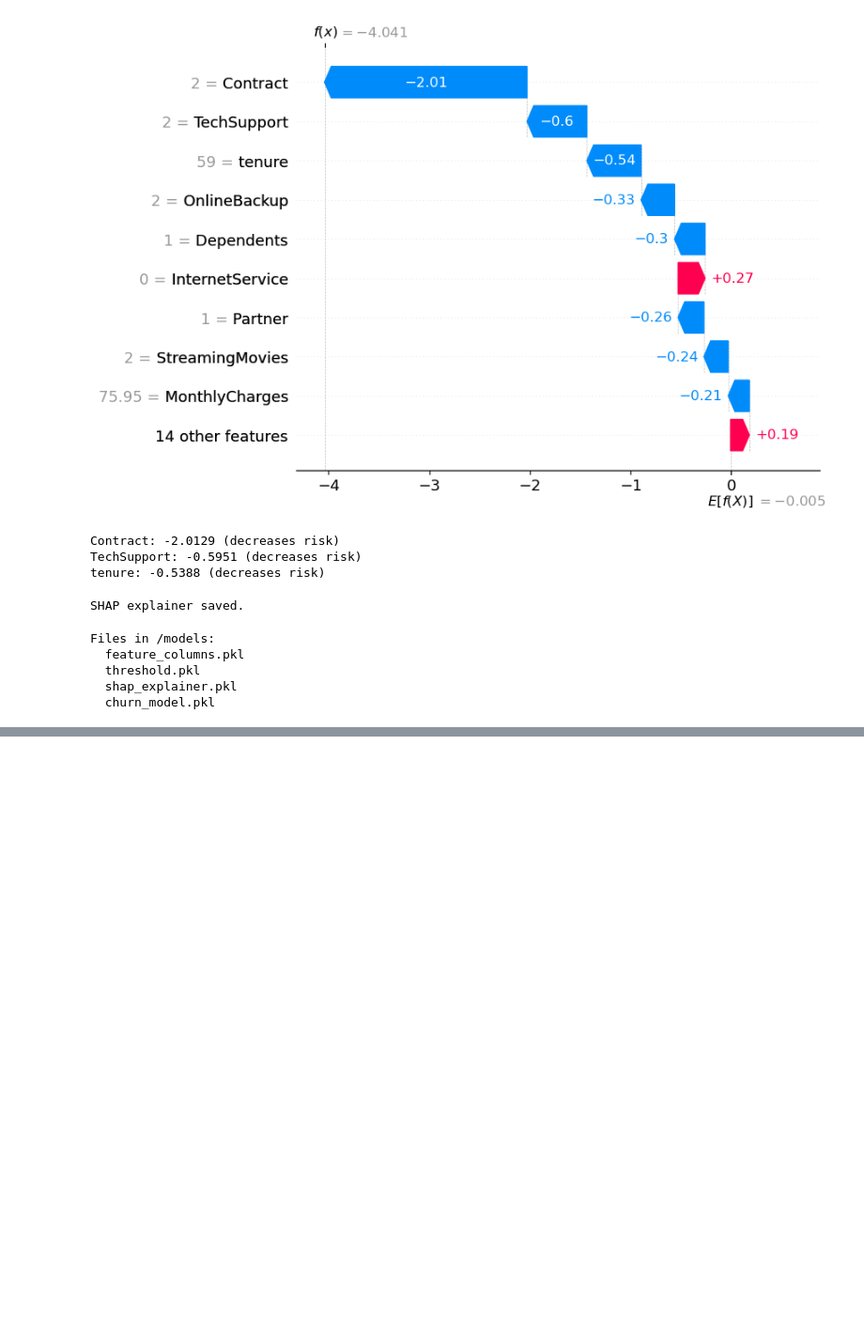
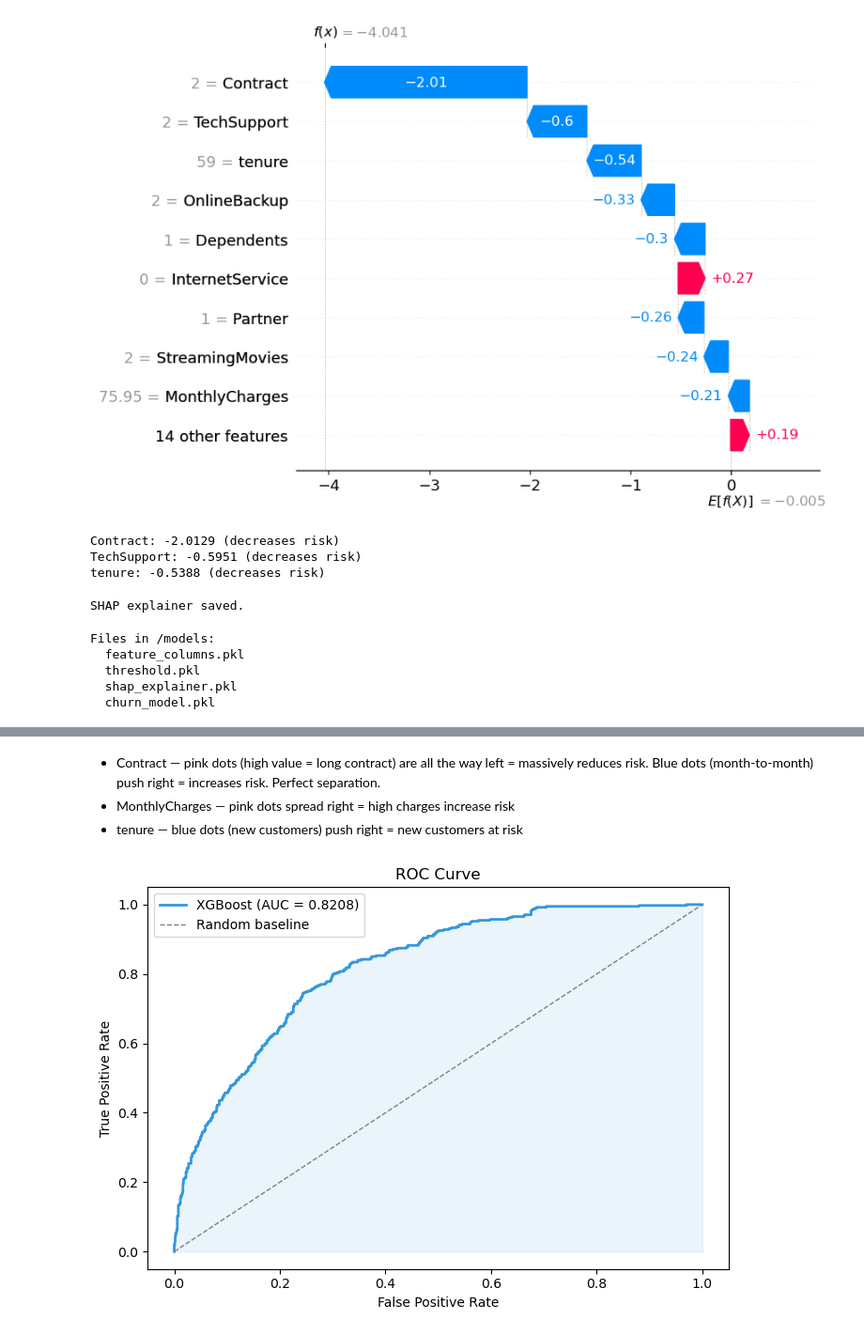
Before and after one commit to shaheerr1/churn-radar, a Jupyter notebook: backend/notebooks/exploration.ipynb, the cells around one changed output, grey strips where cells are left out. Shown at 94% size. Drawn from its saved outputs; the diff is of its cells as text; code cells hidden in the pictures; blank space fills up the shorter version.

```diff
--- a/backend/notebooks/exploration.ipynb
+++ b/backend/notebooks/exploration.ipynb
@@ -436,0 +472,22 @@ Files in /models:
+# %% [markdown]
+- Contract — pink dots (high value = long contract) are all the way left = massively reduces risk. Blue dots (month-to-month) push right = increases risk. Perfect separation.
+- MonthlyCharges — pink dots spread right = high charges increase risk
+- tenure — blue dots (new customers) push right = new customers at risk
+# %%
+from sklearn.metrics import roc_curve
+
+fpr, tpr, _ = roc_curve(y_test, y_pred_proba)
+auc = roc_auc_score(y_test, y_pred_proba)
+
+plt.figure(figsize=(7, 5))
+plt.plot(fpr, tpr, color='#3498db', linewidth=2, label=f'XGBoost (AUC = {auc:.4f})')
+plt.plot([0, 1], [0, 1], color='gray', linestyle='--', linewidth=1, label='Random baseline')
+plt.fill_between(fpr, tpr, alpha=0.1, color='#3498db')
+plt.xlabel('False Positive Rate')
+plt.ylabel('True Positive Rate')
+plt.title('ROC Curve')
+plt.legend()
+plt.tight_layout()
+plt.show()
+# %% [output]
+[figure, added]
```
Also changed, not shown: parts of 4 cells of this notebook.
